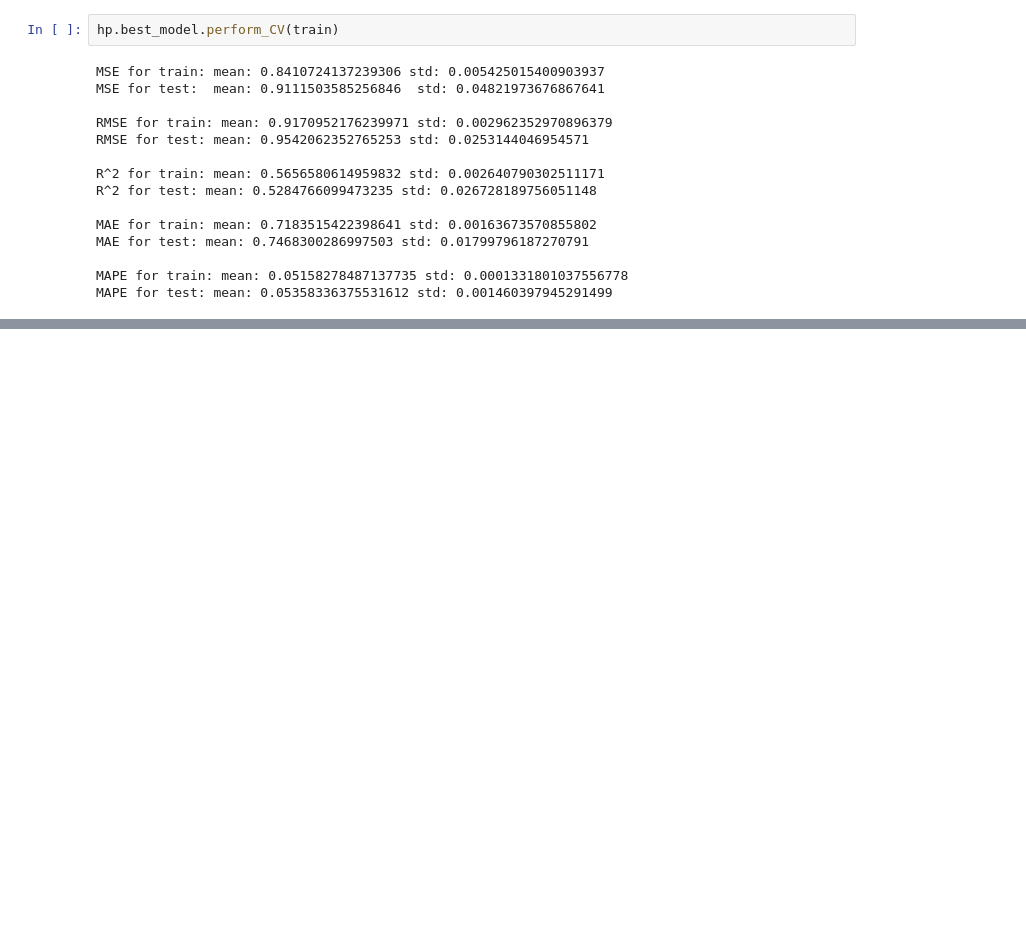
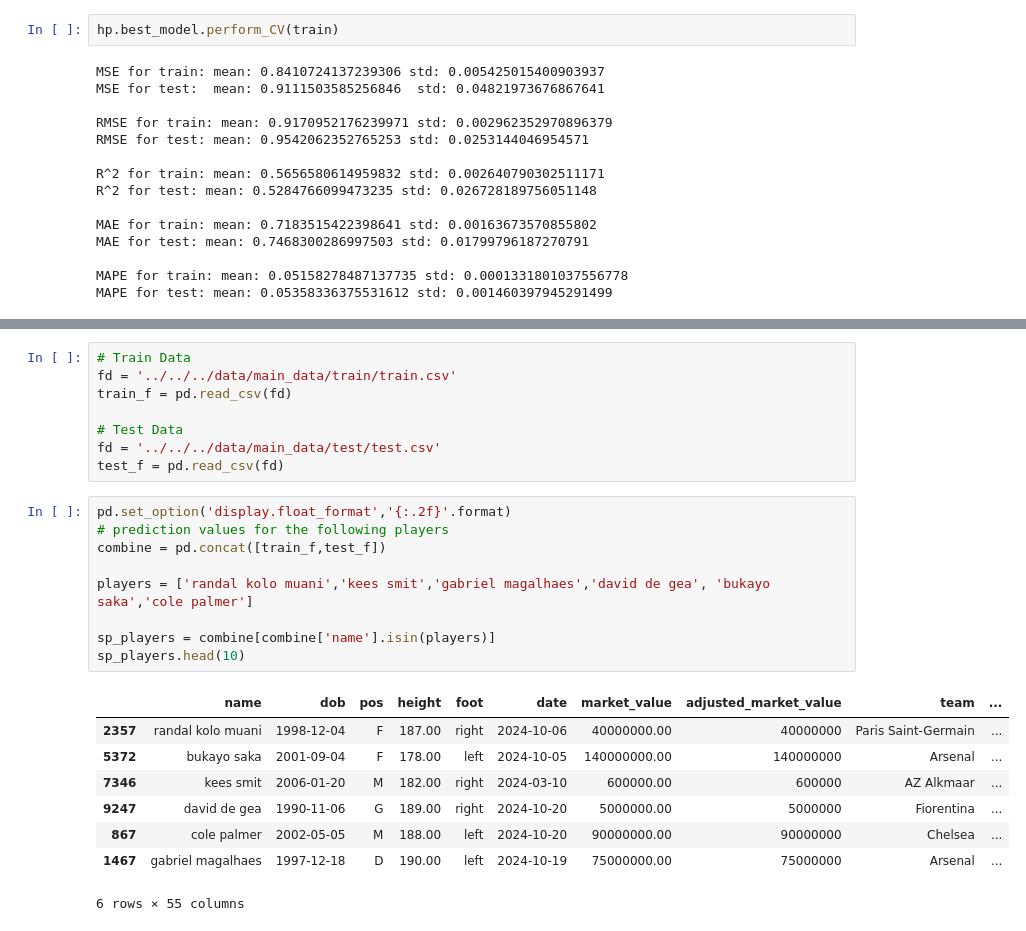
Before and after one commit to shadtome/Score-data, a Jupyter notebook: models/main_dataset/cutoff_dataset/cutoff_ensamble_model_training.ipynb, the cells around one changed output, grey strips where cells are left out. Cells and saved outputs as stored; diff of their text form; blank space fills up the shorter version.

```diff
--- a/models/main_dataset/cutoff_dataset/cutoff_ensamble_model_training.ipynb
+++ b/models/main_dataset/cutoff_dataset/cutoff_ensamble_model_training.ipynb
@@ -944,0 +1103,26 @@ MAPE for test: mean: 0.05358336375531612 std: 0.001460397945291499
+# %%
+# Train Data
+fd = '../../../data/main_data/train/train.csv'
+train_f = pd.read_csv(fd)
+
+# Test Data
+fd = '../../../data/main_data/test/test.csv'
+test_f = pd.read_csv(fd)
+# %%
+pd.set_option('display.float_format','{:.2f}'.format)
+# prediction values for the following players
+combine = pd.concat([train_f,test_f])
+
+players = ['randal kolo muani','kees smit','gabriel magalhaes','david de gea', 'bukayo saka','cole palmer']
+
+sp_players = combine[combine['name'].isin(players)]
+sp_players.head(10)
+# %% [output]
+|  | name | dob | pos | height | foot | date | market_value | adjusted_market_value | team | ... |
+| 2357 | randal kolo muani | 1998-12-04 | F | 187.00 | right | 2024-10-06 | 40000000.00 | 40000000 | Paris Saint-Germain | ... |
+| 5372 | bukayo saka | 2001-09-04 | F | 178.00 | left | 2024-10-05 | 140000000.00 | 140000000 | Arsenal | ... |
+| 7346 | kees smit | 2006-01-20 | M | 182.00 | right | 2024-03-10 | 600000.00 | 600000 | AZ Alkmaar | ... |
+| 9247 | david de gea | 1990-11-06 | G | 189.00 | right | 2024-10-20 | 5000000.00 | 5000000 | Fiorentina | ... |
+| 867 | cole palmer | 2002-05-05 | M | 188.00 | left | 2024-10-20 | 90000000.00 | 90000000 | Chelsea | ... |
+| 1467 | gabriel magalhaes | 1997-12-18 | D | 190.00 | left | 2024-10-19 | 75000000.00 | 75000000 | Arsenal | ... |
+6 rows × 55 columns
```
Also changed, not shown: parts of 20 cells of this notebook, 1 other file.
